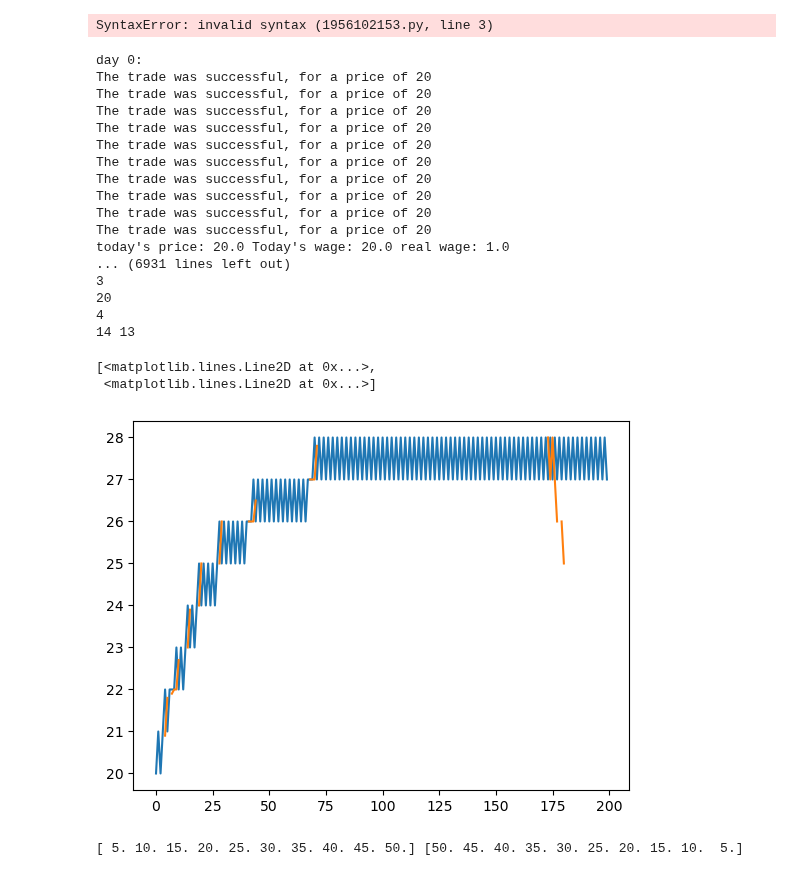
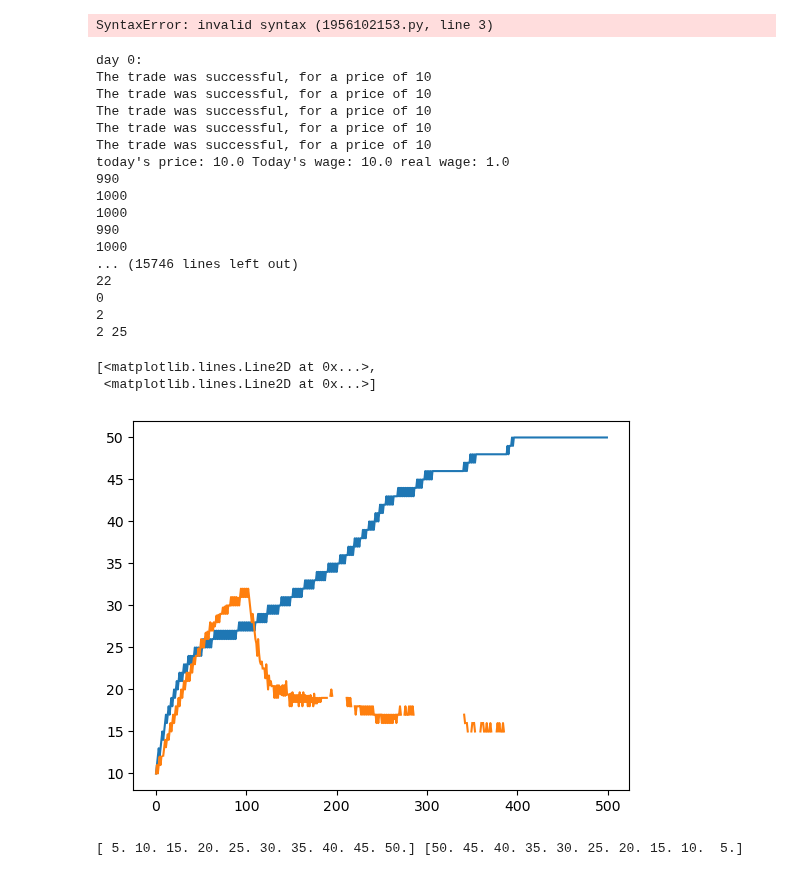
Before and after one commit to NumEconCopenhagen/projects-2023-the-best-duo, a Jupyter notebook: modelproject/modelproject.ipynb, the cells around one changed output. Saved outputs shown, nothing was run; the diff lists cells and outputs as text; code cells hidden in the pictures.

```diff
--- a/modelproject/modelproject.ipynb
+++ b/modelproject/modelproject.ipynb
@@ -112,39 +111,39 @@ SyntaxError: invalid syntax (1956102153.py, line 3)
 # %%
 p_dem_func = lambda x: 55 - 2*x*25/25
 p_sup_func = lambda x: 2*x*25/25
 rw_dem_func = lambda x: 2.16 - 0.08*x*25/25
 rw_sup_func = lambda x: 0.08*x*25/25 + 0.16
 
 # p_dem_func = lambda x: 75
 # p_sup_func = lambda x: 50 - 5*x
 # rw_dem_func = lambda x: 1.3 - 0.1 * x
 # rw_sup_func = lambda x: 0.8
 
 
-inflation_list, wage_list = economy_simulation(p_dem_func,p_sup_func,20,rw_dem_func,rw_sup_func,20,n_days=200,n_agents=25,n_firms=25).simulation(constrained=True)
+inflation_list, wage_list = economy_simulation(p_dem_func,p_sup_func,10,rw_dem_func,rw_sup_func,10,n_days=500,n_agents=25,n_firms=25).simulation(constrained=True)
 
-plt.plot(range(200),inflation_list,wage_list)
+plt.plot(range(500),inflation_list,wage_list)
 # %% [output]
 day 0:
-The trade was successful, for a price of 20
-The trade was successful, for a price of 20
-The trade was successful, for a price of 20
-The trade was successful, for a price of 20
-The trade was successful, for a price of 20
-The trade was successful, for a price of 20
-The trade was successful, for a price of 20
-The trade was successful, for a price of 20
-The trade was successful, for a price of 20
-The trade was successful, for a price of 20
-today's price: 20.0 Today's wage: 20.0 real wage: 1.0
-... (6931 lines left out)
-3
-20
-4
-14 13
+The trade was successful, for a price of 10
+The trade was successful, for a price of 10
+The trade was successful, for a price of 10
+The trade was successful, for a price of 10
+The trade was successful, for a price of 10
+today's price: 10.0 Today's wage: 10.0 real wage: 1.0
+990
+1000
+1000
+990
+1000
+... (15746 lines left out)
+22
+0
+2
+2 25
 [<matplotlib.lines.Line2D at 0x...>,
  <matplotlib.lines.Line2D at 0x...>]
-[figure, old version]
+[figure, new version]
 # %%
 x = np.linspace(1,10,10)
 y_p_d = 55 - 2*x*25/10
```
Also changed, not shown: parts of 1 cell of this notebook, 2 other files.
